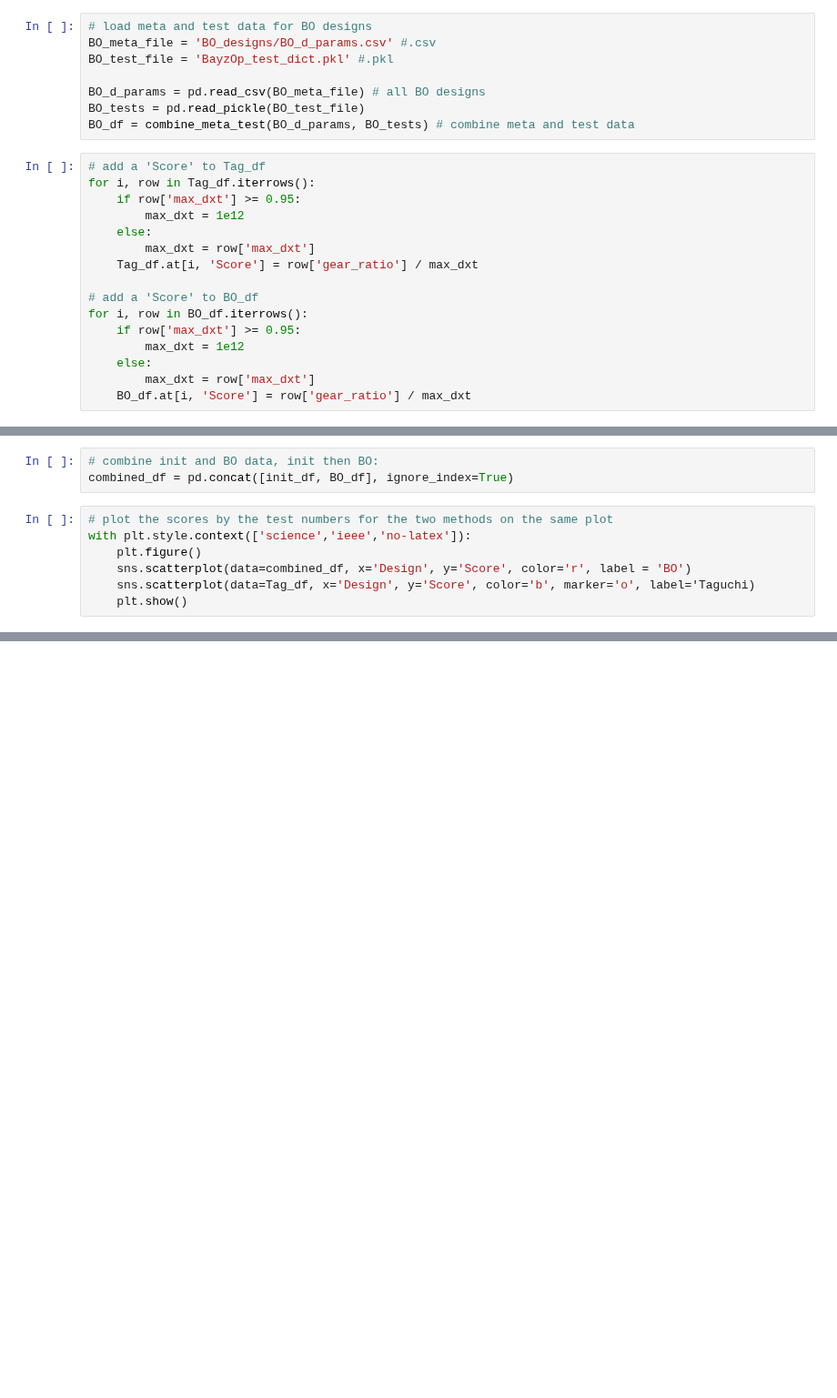
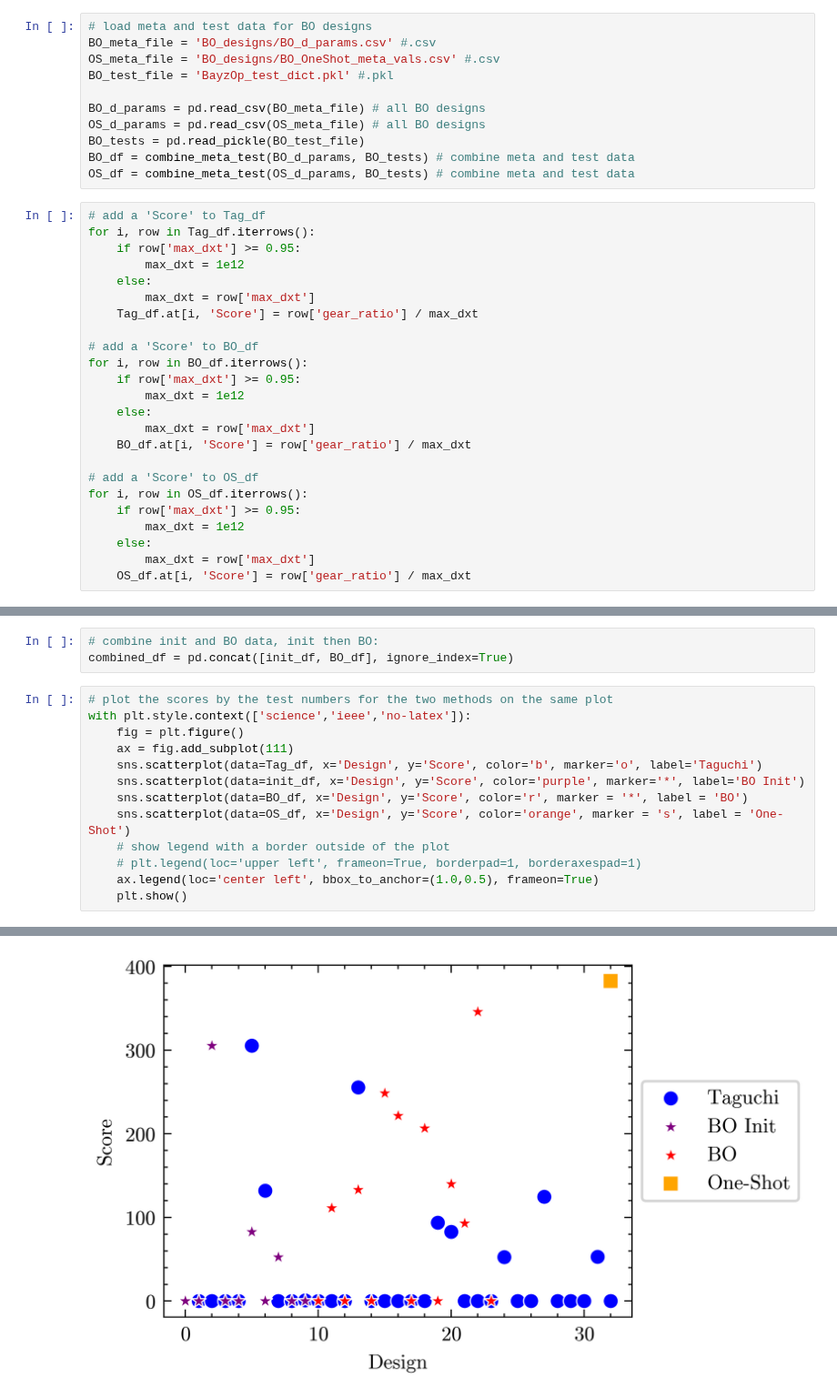
Before and after one commit to c-y-i/Mod_DOE, a Jupyter notebook: Figure_Plotting.ipynb, the cells around one changed output, grey strips where cells are left out. Shown at 91% size. Cells and saved outputs as stored; diff of their text form; blank space fills up the shorter version.

Commit message:
BO analysis and figure generation.

```diff
--- a/Figure_Plotting.ipynb
+++ b/Figure_Plotting.ipynb
@@ -22,11 +24,14 @@ choices = random.sample(range(0, 32), Number_of_initialization_trials)
 # %%
 # load meta and test data for BO designs
 BO_meta_file = 'BO_designs/BO_d_params.csv' #.csv
+OS_meta_file = 'BO_designs/BO_OneShot_meta_vals.csv' #.csv
 BO_test_file = 'BayzOp_test_dict.pkl' #.pkl
 
 BO_d_params = pd.read_csv(BO_meta_file) # all BO designs
+OS_d_params = pd.read_csv(OS_meta_file) # all BO designs
 BO_tests = pd.read_pickle(BO_test_file)
 BO_df = combine_meta_test(BO_d_params, BO_tests) # combine meta and test data
+OS_df = combine_meta_test(OS_d_params, BO_tests) # combine meta and test data
 # %%
 # add a 'Score' to Tag_df
 for i, row in Tag_df.iterrows():
@@ -43,6 +48,14 @@ for i, row in BO_df.iterrows():
     else:
         max_dxt = row['max_dxt']
     BO_df.at[i, 'Score'] = row['gear_ratio'] / max_dxt
+
+# add a 'Score' to OS_df
+for i, row in OS_df.iterrows():
+    if row['max_dxt'] >= 0.95:
+        max_dxt = 1e12
+    else:
+        max_dxt = row['max_dxt']
+    OS_df.at[i, 'Score'] = row['gear_ratio'] / max_dxt
 # %%
 init_df = Tag_df.iloc[choices]
 # arrange by design number
@@ -55,8 +68,14 @@ combined_df = pd.concat([init_df, BO_df], ignore_index=True)
 # %%
 # plot the scores by the test numbers for the two methods on the same plot
 with plt.style.context(['science','ieee','no-latex']):
-    plt.figure()
-    sns.scatterplot(data=combined_df, x='Design', y='Score', color='r', label = 'BO')
-    sns.scatterplot(data=Tag_df, x='Design', y='Score', color='b', marker='o', label='Taguchi)
+    fig = plt.figure()
+    ax = fig.add_subplot(111)
+    sns.scatterplot(data=Tag_df, x='Design', y='Score', color='b', marker='o', label='Taguchi')
+    sns.scatterplot(data=init_df, x='Design', y='Score', color='purple', marker='*', label='BO Init')
+    sns.scatterplot(data=BO_df, x='Design', y='Score', color='r', marker = '*', label = 'BO')
+    sns.scatterplot(data=OS_df, x='Design', y='Score', color='orange', marker = 's', label = 'One-Shot')
+    # show legend with a border outside of the plot
+    # plt.legend(loc='upper left', frameon=True, borderpad=1, borderaxespad=1)
+    ax.legend(loc='center left', bbox_to_anchor=(1.0,0.5), frameon=True)
     plt.show()
 # %% [output]
@@ -63,0 +82 @@ ValueError: Could not interpret value `Score` for `y`. An entry with this name d
+[figure, added]
```
Also changed, not shown: parts of 13 cells of this notebook.
